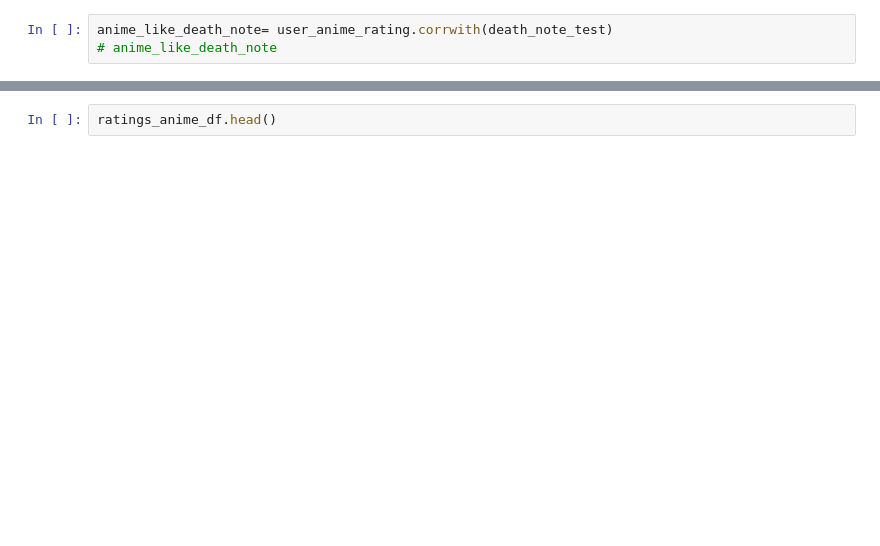
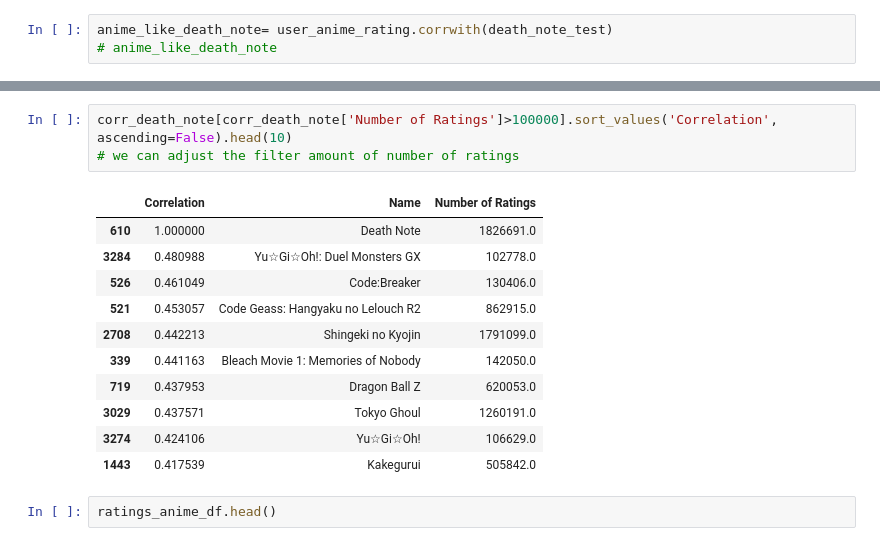
Before and after one commit to 3065923/Anime-Recommender, a Jupyter notebook: anime_clean.ipynb, the cells around one changed output, grey strips where cells are left out. Drawn from its saved outputs; the diff is of its cells as text; blank space fills up the shorter version.

```diff
--- a/anime_clean.ipynb
+++ b/anime_clean.ipynb
@@ -757,3 +748,18 @@ Name: Number of Ratings, Length: 3321, dtype: float64
+# %%
+corr_death_note[corr_death_note['Number of Ratings']>100000].sort_values('Correlation', ascending=False).head(10)
+# we can adjust the filter amount of number of ratings
+# %% [output]
+|  | Correlation | Name | Number of Ratings |
+| 610 | 1.000000 | Death Note | 1826691.0 |
+| 3284 | 0.480988 | Yu☆Gi☆Oh!: Duel Monsters GX | 102778.0 |
+| 526 | 0.461049 | Code:Breaker | 130406.0 |
+| 521 | 0.453057 | Code Geass: Hangyaku no Lelouch R2 | 862915.0 |
+| 2708 | 0.442213 | Shingeki no Kyojin | 1791099.0 |
+| 339 | 0.441163 | Bleach Movie 1: Memories of Nobody | 142050.0 |
+| 719 | 0.437953 | Dragon Ball Z | 620053.0 |
+| 3029 | 0.437571 | Tokyo Ghoul | 1260191.0 |
+| 3274 | 0.424106 | Yu☆Gi☆Oh! | 106629.0 |
+| 1443 | 0.417539 | Kakegurui | 505842.0 |
 # %%
 ratings_anime_df.head()
 # %% [output]
```
Also changed, not shown: parts of 11 cells of this notebook.
